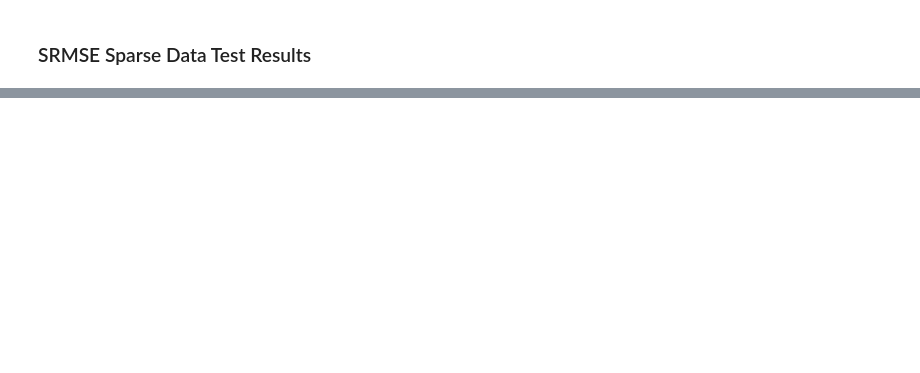
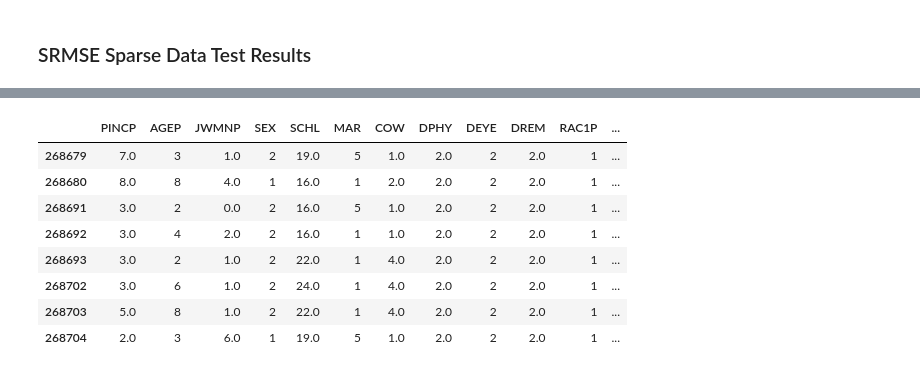
Before and after one commit to zackAemmer/generative_synthesis, a Jupyter notebook: compare_synthetic_populations.ipynb, the cells around one changed output, grey strips where cells are left out. Saved outputs shown, nothing was run; the diff lists cells and outputs as text; code cells hidden in the pictures; blank space fills up the shorter version.

```diff
--- a/compare_synthetic_populations.ipynb
+++ b/compare_synthetic_populations.ipynb
@@ -204,0 +237,12 @@ for i, var in enumerate(vae_data.columns):
+# %%
+vae_data[vae_data['NP']==3].iloc[55660:,:]
+# %% [output]
+|  | PINCP | AGEP | JWMNP | SEX | SCHL | MAR | COW | DPHY | DEYE | DREM | RAC1P | ... |
+| 268679 | 7.0 | 3 | 1.0 | 2 | 19.0 | 5 | 1.0 | 2.0 | 2 | 2.0 | 1 | ... |
+| 268680 | 8.0 | 8 | 4.0 | 1 | 16.0 | 1 | 2.0 | 2.0 | 2 | 2.0 | 1 | ... |
+| 268691 | 3.0 | 2 | 0.0 | 2 | 16.0 | 5 | 1.0 | 2.0 | 2 | 2.0 | 1 | ... |
+| 268692 | 3.0 | 4 | 2.0 | 2 | 16.0 | 1 | 1.0 | 2.0 | 2 | 2.0 | 1 | ... |
+| 268693 | 3.0 | 2 | 1.0 | 2 | 22.0 | 1 | 4.0 | 2.0 | 2 | 2.0 | 1 | ... |
+| 268702 | 3.0 | 6 | 1.0 | 2 | 24.0 | 1 | 4.0 | 2.0 | 2 | 2.0 | 1 | ... |
+| 268703 | 5.0 | 8 | 1.0 | 2 | 22.0 | 1 | 4.0 | 2.0 | 2 | 2.0 | 1 | ... |
+| 268704 | 2.0 | 3 | 6.0 | 1 | 19.0 | 5 | 1.0 | 2.0 | 2 | 2.0 | 1 | ... |
```
Also changed, not shown: parts of 13 cells of this notebook, 2 other files.
